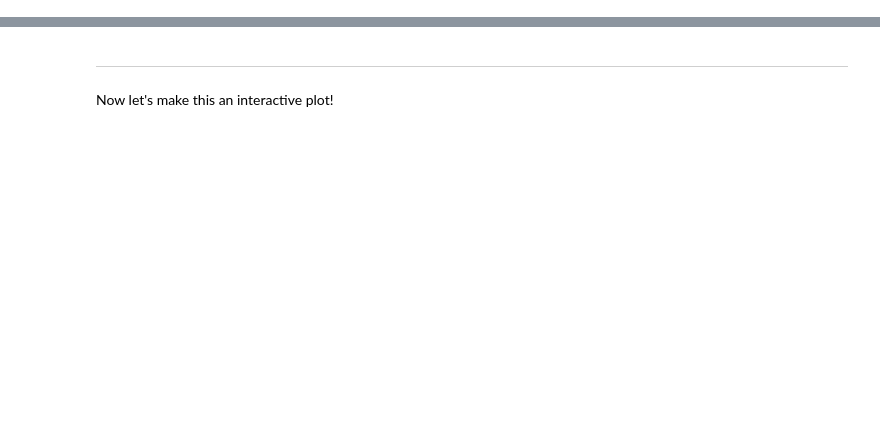
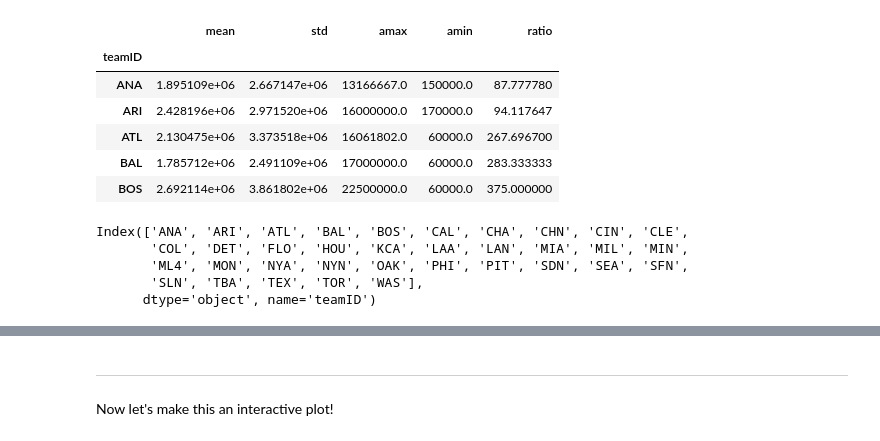
Before and after one commit to aterrel/pydata101, a Jupyter notebook: examples/Baseball.ipynb, the cells around one changed output, grey strips where cells are left out. Drawn from its saved outputs; the diff is of its cells as text; code cells hidden in the pictures; blank space fills up the shorter version.

```diff
--- a/examples/Baseball.ipynb
+++ b/examples/Baseball.ipynb
@@ -27,0 +33,7 @@ df = odo(result, pd.DataFrame)
+# %%
+# Read sqlite query results into a pandas DataFrame
+with con:
+    df_salaries = pd.read_sql_query("SELECT * from Salaries", con)
+
+# verify that result of SQL query is stored in the dataframe
+print(df.head())
@@ -27,0 +67,22 @@ df = odo(result, pd.DataFrame)
+# %%
+gb = df_salaries.groupby('teamID')
+salary_by_team = gb['salary'].agg([np.mean, np.std, np.max, np.min] )
+salary_by_team['ratio'] = salary_by_team.amax / salary_by_team.amin
+# %%
+salary_by_team.head()
+# %% [output]
+|  | mean | std | amax | amin | ratio |
+| teamID |  |  |  |  |  |
+| ANA | 1.895109e+06 | 2.667147e+06 | 13166667.0 | 150000.0 | 87.777780 |
+| ARI | 2.428196e+06 | 2.971520e+06 | 16000000.0 | 170000.0 | 94.117647 |
+| ATL | 2.130475e+06 | 3.373518e+06 | 16061802.0 | 60000.0 | 267.696700 |
+| BAL | 1.785712e+06 | 2.491109e+06 | 17000000.0 | 60000.0 | 283.333333 |
+| BOS | 2.692114e+06 | 3.861802e+06 | 22500000.0 | 60000.0 | 375.000000 |
+# %%
+salary_by_team.index
+# %% [output]
+Index(['ANA', 'ARI', 'ATL', 'BAL', 'BOS', 'CAL', 'CHA', 'CHN', 'CIN', 'CLE',
+       'COL', 'DET', 'FLO', 'HOU', 'KCA', 'LAA', 'LAN', 'MIA', 'MIL', 'MIN',
+       'ML4', 'MON', 'NYA', 'NYN', 'OAK', 'PHI', 'PIT', 'SDN', 'SEA', 'SFN',
+       'SLN', 'TBA', 'TEX', 'TOR', 'WAS'],
+      dtype='object', name='teamID')
```
Also changed, not shown: parts of 47 cells of this notebook.
